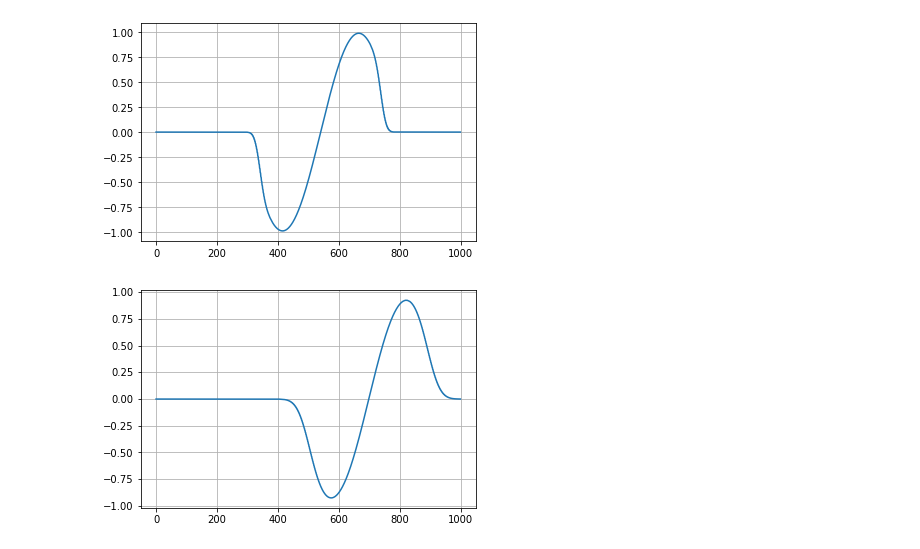
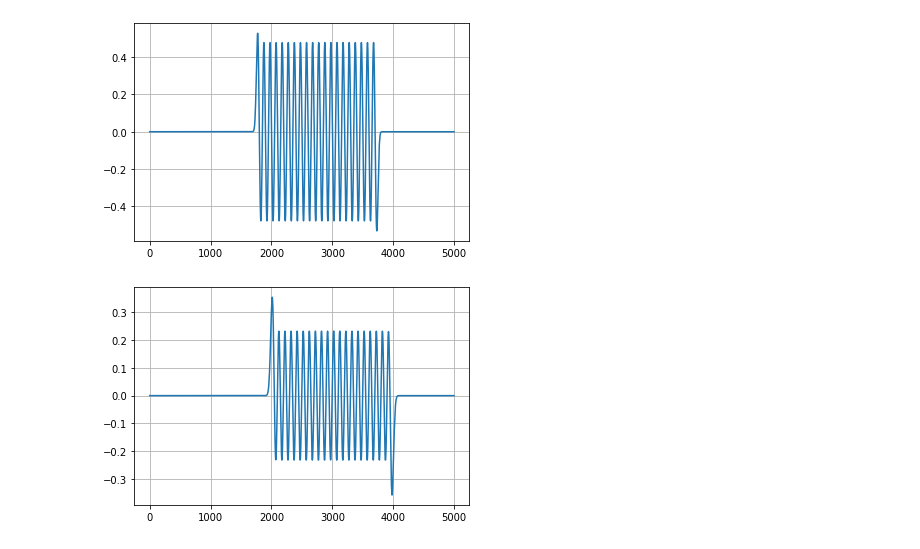
Before and after one commit to ivan-shargin/Parprog, a Jupyter notebook: lab1/Solution.ipynb, the cells around one changed output. Saved outputs shown, nothing was run; the diff lists cells and outputs as text; code cells hidden in the pictures.

```diff
--- a/lab1/Solution.ipynb
+++ b/lab1/Solution.ipynb
@@ -1,16 +1,15 @@
 # %%
 import numpy as np
 import matplotlib.pyplot as plt
-M = 1000
-K = 1000
-D_k = 10
-K_d = int(K / D_k)
-length = M * K_d
+M = 5000
+K = 100
+length = K * M
 
 data = np.fromfile('output.bin', dtype=float, sep = ',')
+print(data.shape)
 data = data[:length]
 
-shape = (K_d, M)
+shape = (K, M)
 data = np.reshape(data, shape)
 print('data shape is', data.shape)
 # %% [output]
@@ -32,10 +30,10 @@ plt.grid()
 # %%
-plt.plot(data[20, ])
+plt.plot(data[50, ])
 plt.grid()
 # %% [output]
-[figure, old version]
+[figure, new version]
 # %%
 plt.plot(data[99, ])
 plt.grid()
 # %% [output]
-[figure, old version]
+[figure, new version]
```
Also changed, not shown: parts of 4 cells of this notebook, 3 other files.
